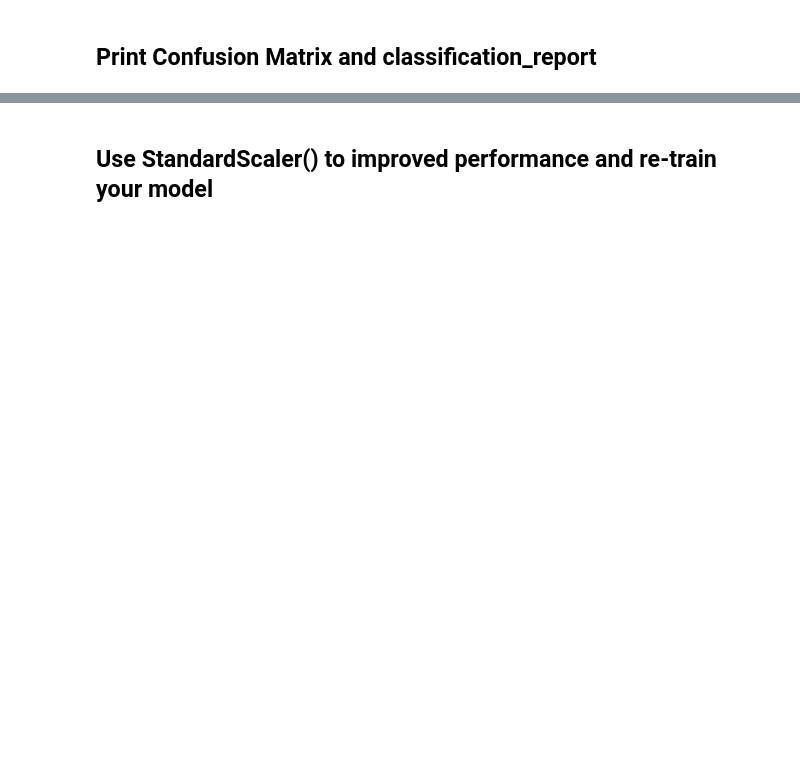
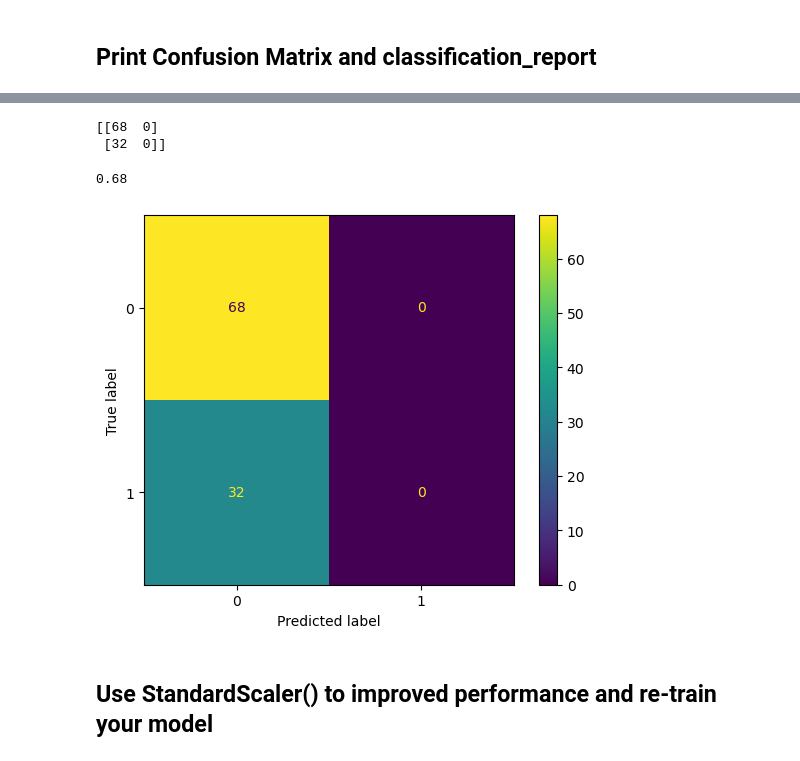
Before and after one commit to Tuwaiq-Data-Science-Bootcamp-V4/Logistic-Regression-Lab, a Jupyter notebook: LogisticRegression_Assignment.ipynb, the cells around one changed output, grey strips where cells are left out. Saved outputs shown, nothing was run; the diff lists cells and outputs as text; code cells hidden in the pictures; blank space fills up the shorter version.

```diff
--- a/LogisticRegression_Assignment.ipynb
+++ b/LogisticRegression_Assignment.ipynb
@@ -27,4 +45,7 @@ memory usage: 15.8+ KB
 # %% [markdown]
 ## Define X by selecting only the age and EstimatedSalary, and y with purchased column
+# %%
+X = dataset.drop(columns=['User ID','Gender','Purchased'],axis=1)
+y = dataset[['Purchased']]
 # %% [markdown]
 ## Print count of each label in Purchased column
@@ -49,2 +83,11 @@ Name: Purchased, dtype: int64
+# %%
+from sklearn.model_selection import train_test_split
+X_train, X_test, y_train, y_test = train_test_split(X, y, test_size = 0.25, random_state = 0)
 # %% [markdown]
 ## Train the model with random_state = 0
+# %%
+from sklearn.linear_model import LogisticRegression
+
+logmodel = LogisticRegression()
+logmodel.fit(X_train, y_train)
+y_pred = logmodel.predict(X_test)
@@ -99,2 +159,20 @@ weighted avg       0.46      0.68      0.55       100
+# %%
+print(confusion_matrix(y_test,y_pred))
+# %% [output]
+[[68  0]
+ [32  0]]
+# %%
+print(accuracy_score(y_test,y_pred))
+# %% [output]
+0.68
+# %%
+predictions = logmodel.predict(X_test)
+# %%
+cm = confusion_matrix(y_test, predictions, labels=logmodel.classes_)
+disp = ConfusionMatrixDisplay(confusion_matrix=cm,display_labels=logmodel.classes_)
+disp.plot()
+plt.show()
+# %% [output]
+[figure, added]
 # %% [markdown]
 ## Use StandardScaler() to improved performance and re-train your model
```
Also changed, not shown: parts of 30 cells of this notebook.
